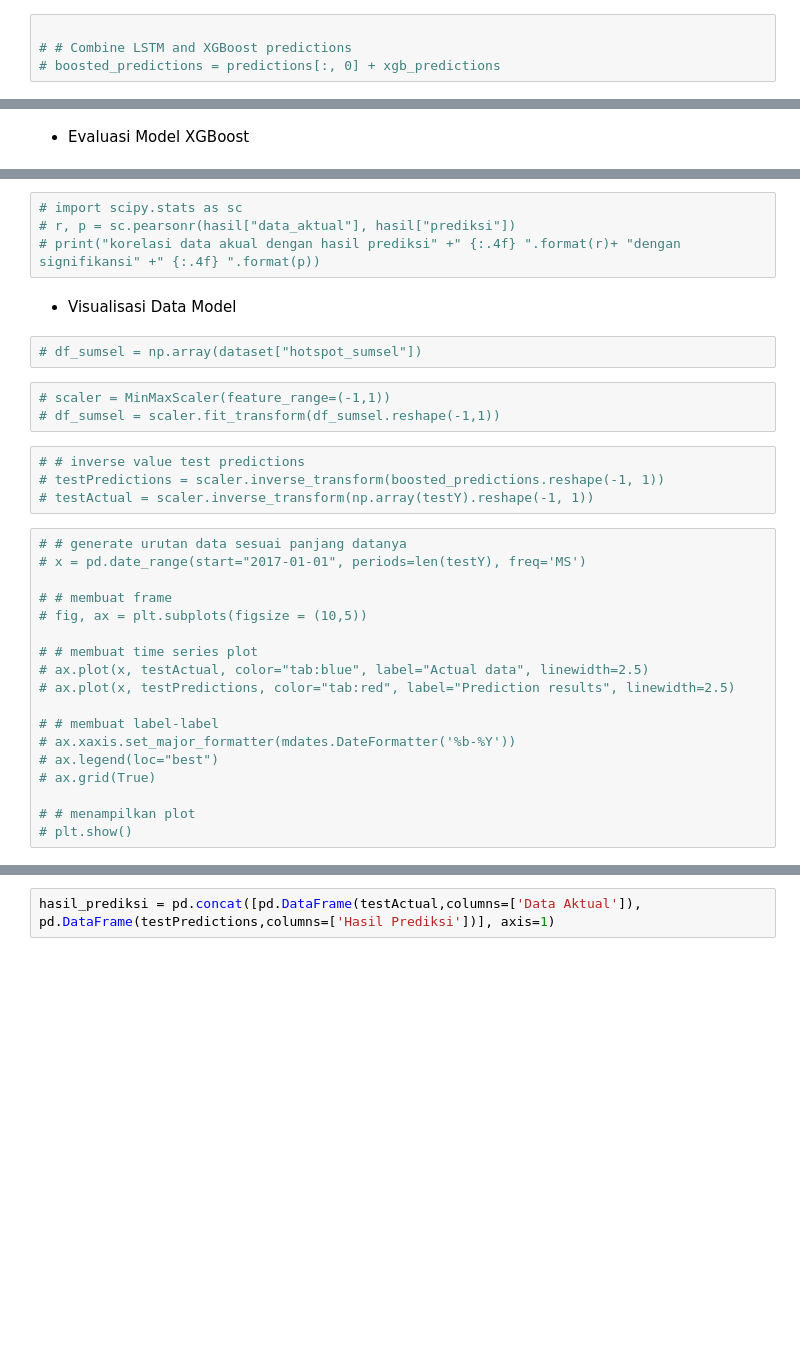
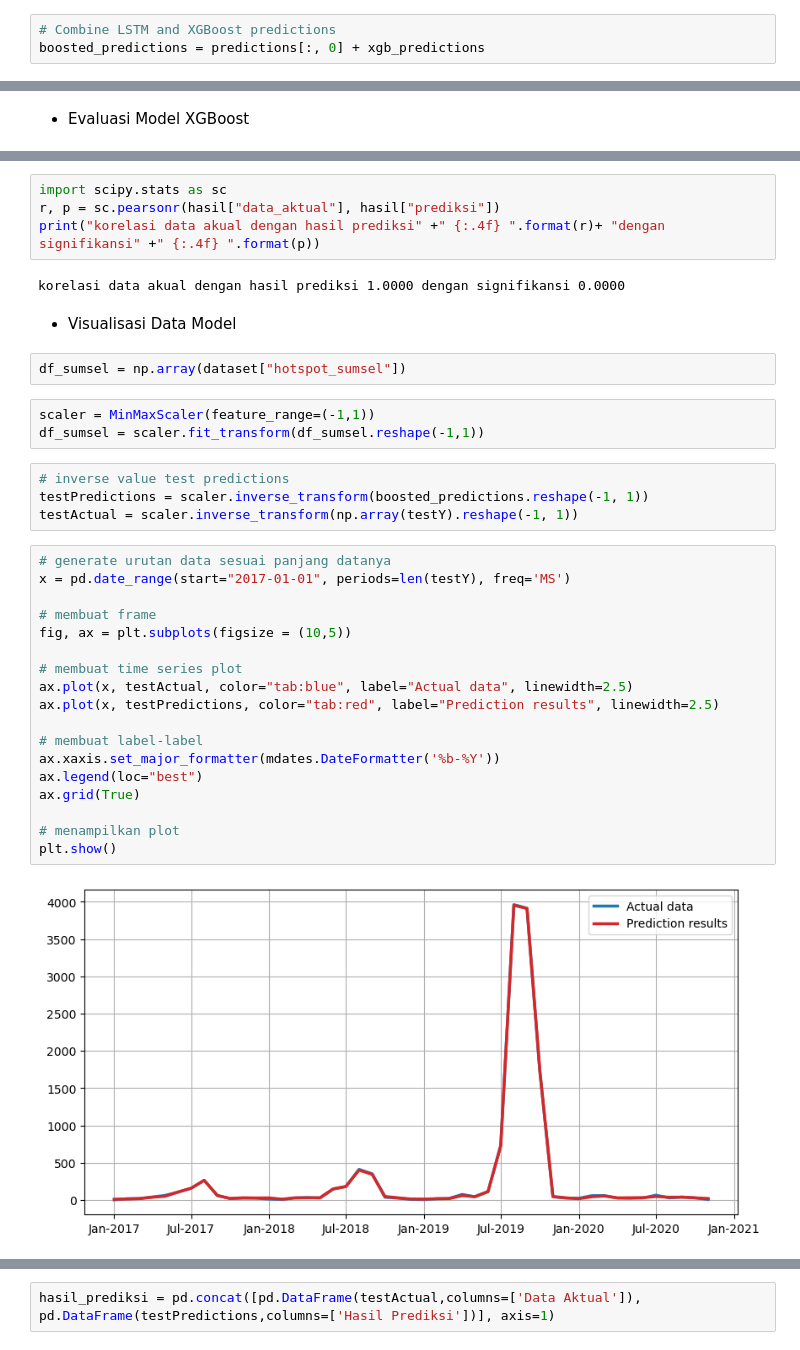
Before and after one commit to kusin/2024_BOPTN_Hopsot, a Jupyter notebook: source-code/experimental xgboost/lstm_xgboost_perlakuan_2.ipynb, the cells around one changed output, grey strips where cells are left out. Cells and saved outputs as stored; diff of their text form; blank space fills up the shorter version.

```diff
--- a/source-code/experimental xgboost/lstm_xgboost_perlakuan_2.ipynb
+++ b/source-code/experimental xgboost/lstm_xgboost_perlakuan_2.ipynb
@@ -743,5 +755,4 @@ plt.show()
 # %%
-
-# # Combine LSTM and XGBoost predictions
-# boosted_predictions = predictions[:, 0] + xgb_predictions
+# Combine LSTM and XGBoost predictions
+boosted_predictions = predictions[:, 0] + xgb_predictions
 # %%
@@ -769,34 +804,38 @@ plt.show()
 # %%
-# import scipy.stats as sc
-# r, p = sc.pearsonr(hasil["data_aktual"], hasil["prediksi"])
-# print("korelasi data akual dengan hasil prediksi" +" {:.4f} ".format(r)+ "dengan signifikansi" +" {:.4f} ".format(p))
+import scipy.stats as sc
+r, p = sc.pearsonr(hasil["data_aktual"], hasil["prediksi"])
+print("korelasi data akual dengan hasil prediksi" +" {:.4f} ".format(r)+ "dengan signifikansi" +" {:.4f} ".format(p))
+# %% [output]
+korelasi data akual dengan hasil prediksi 1.0000 dengan signifikansi 0.0000
 # %% [markdown]
 - Visualisasi Data Model
 # %%
-# df_sumsel = np.array(dataset["hotspot_sumsel"])
+df_sumsel = np.array(dataset["hotspot_sumsel"])
 # %%
-# scaler = MinMaxScaler(feature_range=(-1,1))
-# df_sumsel = scaler.fit_transform(df_sumsel.reshape(-1,1))
+scaler = MinMaxScaler(feature_range=(-1,1))
+df_sumsel = scaler.fit_transform(df_sumsel.reshape(-1,1))
 # %%
-# # inverse value test predictions
-# testPredictions = scaler.inverse_transform(boosted_predictions.reshape(-1, 1))
-# testActual = scaler.inverse_transform(np.array(testY).reshape(-1, 1))
+# inverse value test predictions
+testPredictions = scaler.inverse_transform(boosted_predictions.reshape(-1, 1))
+testActual = scaler.inverse_transform(np.array(testY).reshape(-1, 1))
 # %%
-# # generate urutan data sesuai panjang datanya
-# x = pd.date_range(start="2017-01-01", periods=len(testY), freq='MS')
+# generate urutan data sesuai panjang datanya
+x = pd.date_range(start="2017-01-01", periods=len(testY), freq='MS')
 
-# # membuat frame
-# fig, ax = plt.subplots(figsize = (10,5))
+# membuat frame
+fig, ax = plt.subplots(figsize = (10,5))
 
-# # membuat time series plot
-# ax.plot(x, testActual, color="tab:blue", label="Actual data", linewidth=2.5)
-# ax.plot(x, testPredictions, color="tab:red", label="Prediction results", linewidth=2.5)
+# membuat time series plot
+ax.plot(x, testActual, color="tab:blue", label="Actual data", linewidth=2.5)
+ax.plot(x, testPredictions, color="tab:red", label="Prediction results", linewidth=2.5)
 
-# # membuat label-label
-# ax.xaxis.set_major_formatter(mdates.DateFormatter('%b-%Y'))
-# ax.legend(loc="best")
-# ax.grid(True)
+# membuat label-label
+ax.xaxis.set_major_formatter(mdates.DateFormatter('%b-%Y'))
+ax.legend(loc="best")
+ax.grid(True)
 
-# # menampilkan plot
-# plt.show()
+# menampilkan plot
+plt.show()
+# %% [output]
+[figure, added]
 # %%
```
Also changed, not shown: parts of 25 cells of this notebook, 7 other files.
